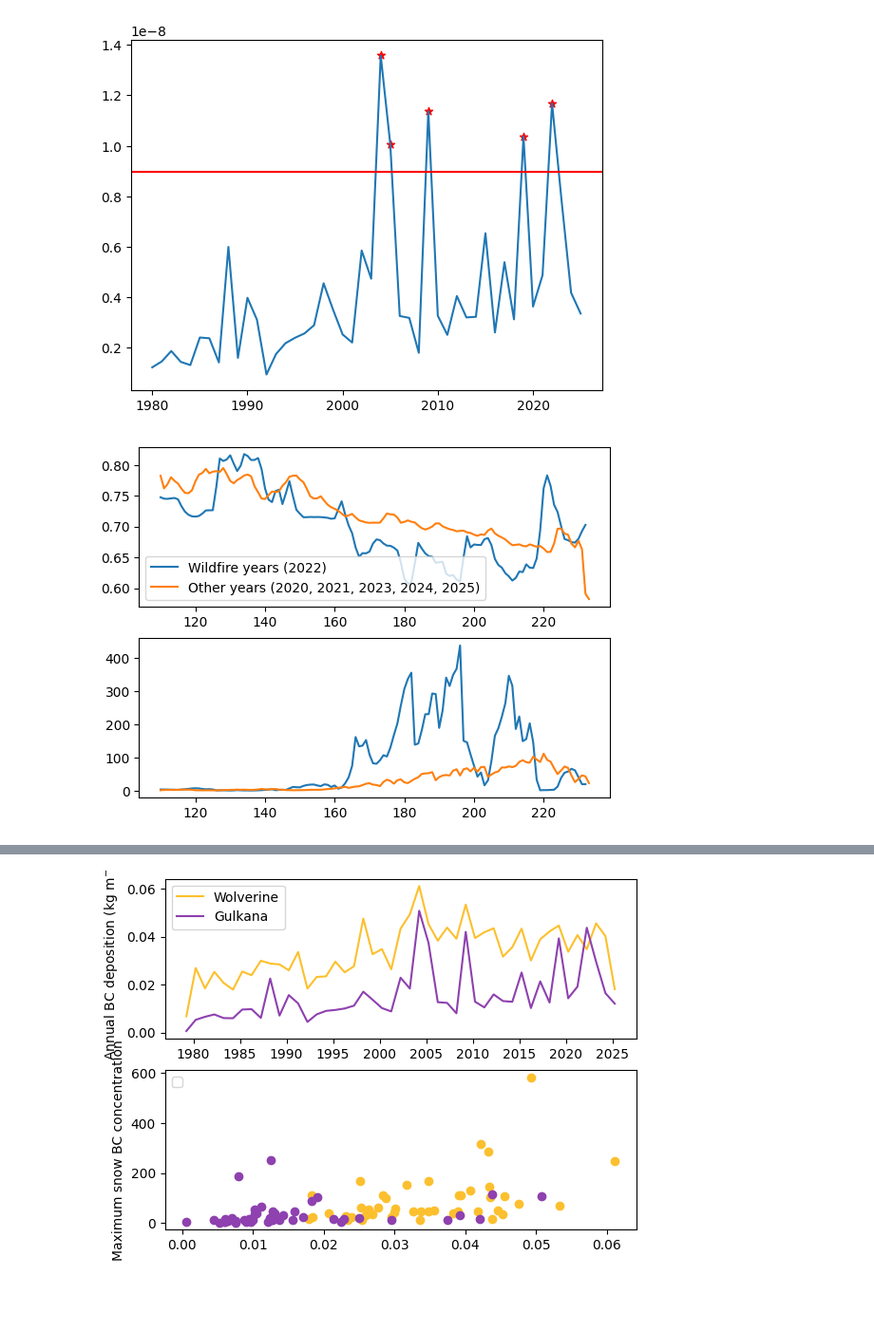
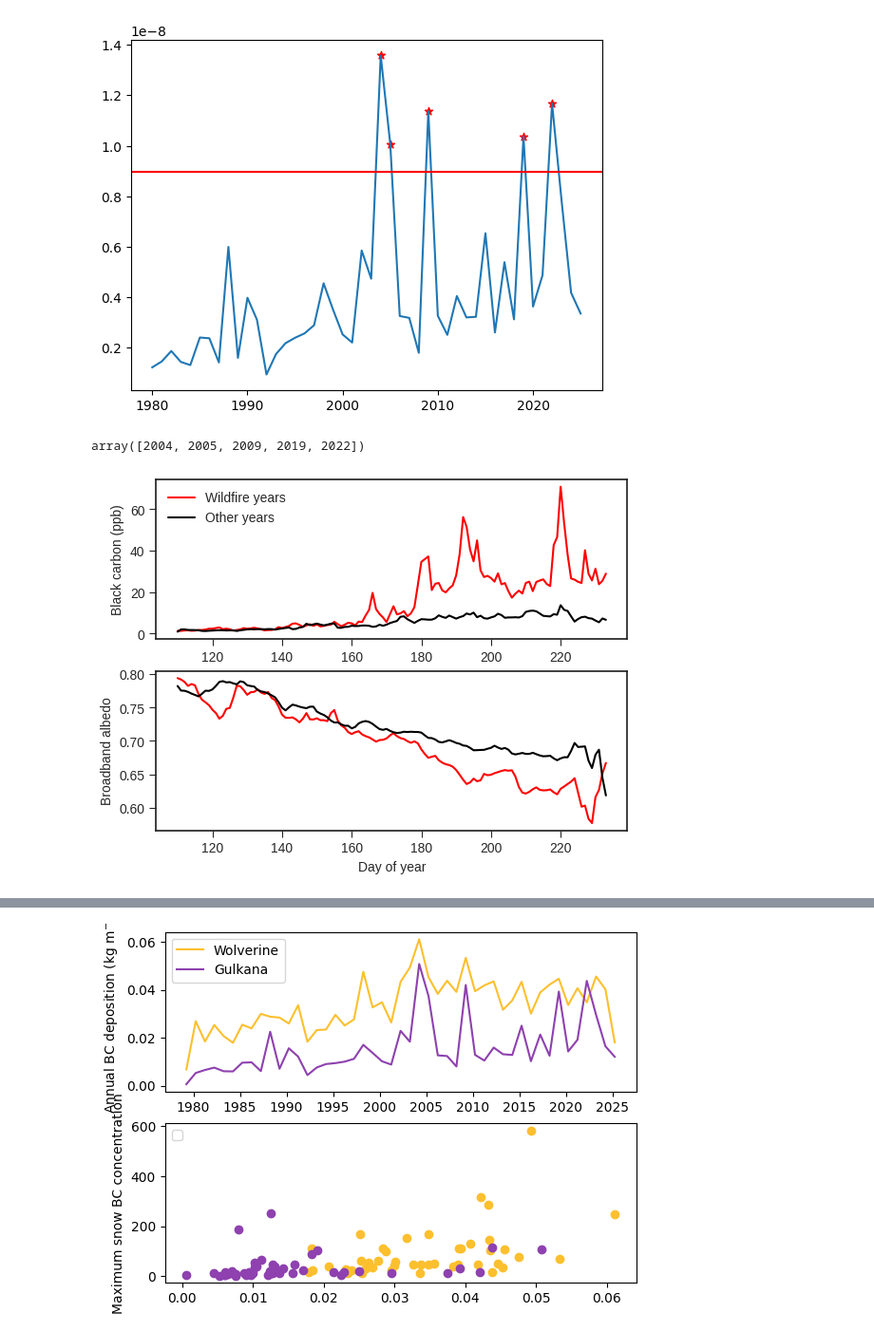
Before and after one commit to clairevwilson/PEBSI, a Jupyter notebook: ddf_proj.ipynb, the cells around one changed output, grey strips where cells are left out. Shown at 95% size. Cells and saved outputs as stored; diff of their text form; code cells hidden in the pictures; blank space fills up the shorter version.

```diff
--- a/ddf_proj.ipynb
+++ b/ddf_proj.ipynb
@@ -78,33 +78,51 @@ fire_years = annual_sums.year.values[fire_idx]
 base_years = annual_sums.year.values[base_idx]
 # %% [output]
 [figure]
+# %%
+fire_years
+# %% [output]
+array([2004, 2005, 2009, 2019, 2022])
 # %%
-ds = xr.open_dataset('/trace/group/rounce/cvwilson/Output/gulkanaD_2025_12_08_base_short_0.nc')
+ds = xr.open_dataset('/trace/group/rounce/cvwilson/Output/gulkanaD_2025_12_09_base_long_0.nc')
 fig, (ax1, ax2) = plt.subplots(2)
-for years, label in zip([fire_years,base_years], ['Wildfire years','Other years']):
+for years, label in zip([fire_years, base_years], ['Wildfire years','Other years']):
+# for years, label in zip([[2004]],['2004']):
     all_dates = []
     used_years = []
     for year in years:
-        if year > 2019:
+        if year > 2000:
             all_dates.append(pd.date_range(f'{year}-04-20',f'{year}-08-20',freq='h'))
             used_years.append(year)
     all_dates = pd.to_datetime(np.array(all_dates).flatten())
     dsyear = ds.sel(time=all_dates, layer=0)[['albedo','layerBC']]
     doy = dsyear.time.dt.dayofyear.data
     dsyear = dsyear.assign_coords(doy=('time', doy))
 
     # group by doy and average over time
     mean_by_doy = dsyear.groupby('doy').mean('time')
 
     # plot directly
-    label += ' (' + ', '.join(str(y) for y in used_years) + ')'
-    ax1.plot(mean_by_doy.doy, mean_by_doy['albedo'], label=label)
-    ax2.plot(mean_by_doy.doy, mean_by_doy['layerBC'])
-    ax1.legend()
+    # label += ' (' + ', '.join(str(y) for y in used_years) + ')'
+    c = 'r' if 'fire' in label else 'k'
+    ax2.plot(mean_by_doy.doy, mean_by_doy['albedo'], label=label, c=c)
+    ax1.plot(mean_by_doy.doy, mean_by_doy['layerBC'], label=label, c=c)
 
-    # ax.scatter(pd.to_datetime(dsyear.time.values).day_of_year, dsyear['albedo'])
+    # dsyear = dsyear.resample(time='D').mean()
+    # ax2.plot(dsyear.time, dsyear['albedo'], label=label)
+    # ax1.plot(dsyear.time, dsyear['layerBC'], label=label)
+    # ax1.xaxis.set_major_formatter(mpl.dates.DateFormatter('%b-%d'))
+    # ax2.xaxis.set_major_formatter(mpl.dates.DateFormatter('%b-%d'))
+
+ax1.legend()
+ax1.set_ylabel('Black carbon (ppb)')
+ax2.set_ylabel('Broadband albedo')
+ax1.tick_params(length=5)
+ax2.tick_params(length=5)
+ax2.set_xlabel('Day of year')
+plt.savefig('/trace/group/rounce/cvwilson/Output/bc_albedo.png',dpi=300, bbox_inches='tight')
+# ax.scatter(pd.to_datetime(dsyear.time.values).day_of_year, dsyear['albedo'])
 # %% [output]
-[figure, old version]
+[figure, new version]
 # %%
 for plot_type in ['difference', ]: # 'values',
     fig, axes = plt.subplots(2, sharex=True, sharey=True)
```
Also changed, not shown: parts of 3 cells of this notebook, 2 other files.
